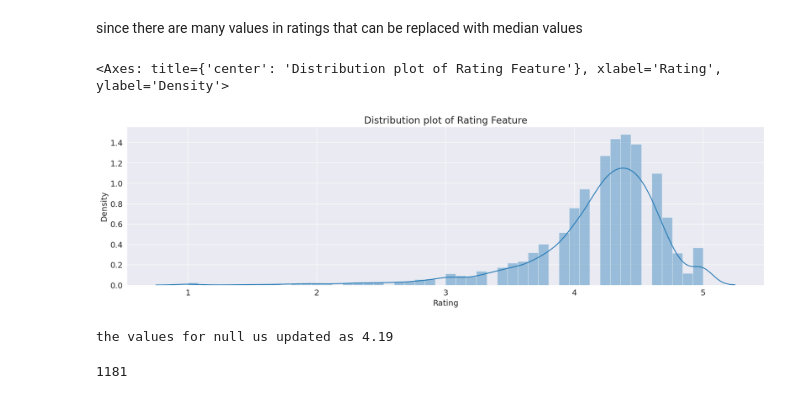
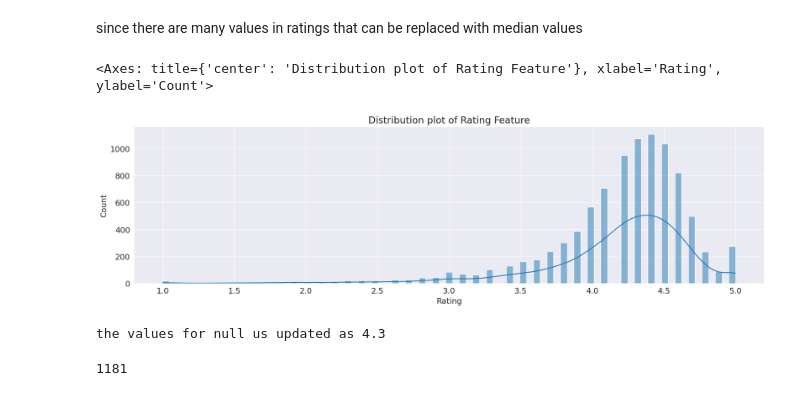
Before and after one commit to azizdafi/playstore-EDA, a Jupyter notebook: Final_Draft_Playstore_App_EDA_Submission_Sayed_Aziz1.ipynb, the cells around one changed output. Drawn from its saved outputs; the diff is of its cells as text; code cells hidden in the pictures.

```diff
--- a/Final_Draft_Playstore_App_EDA_Submission_Sayed_Aziz1.ipynb
+++ b/Final_Draft_Playstore_App_EDA_Submission_Sayed_Aziz1.ipynb
@@ -416,19 +415,19 @@ since there are many values in ratings that can be replaced with median values
 # %%
 #By ploting distribution plot we can choose between mean amd median.
 plt.title('Distribution plot of Rating Feature')
 
-sns.distplot(df['Rating'],kde = True)
+sns.histplot(df['Rating'],kde = True)
 # %% [output]
-<Axes: title={'center': 'Distribution plot of Rating Feature'}, xlabel='Rating', ylabel='Density'>
+<Axes: title={'center': 'Distribution plot of Rating Feature'}, xlabel='Rating', ylabel='Count'>
-[figure, old version]
+[figure, new version]
 # %%
-# In this case we use mean to have A Normal Distribution
-median_value_for_ratings = df['Rating'].mean()
+# In this case we use median to have A Normal Distribution
+median_value_for_ratings = df['Rating'].median()
 median_value_for_ratings = round(median_value_for_ratings, 2)
 df['Rating'] = df['Rating'].fillna(median_value_for_ratings)
 print(f'the values for null us updated as {median_value_for_ratings}')
 # %% [output]
-the values for null us updated as 4.19
+the values for null us updated as 4.3
 # %%
 # since the other values are minum null values, we drop them
 df = df.dropna(subset = ['Type', 'Content Rating', 'Current Ver', 'Android Ver'])
```
Also changed, not shown: parts of 29 cells of this notebook.
